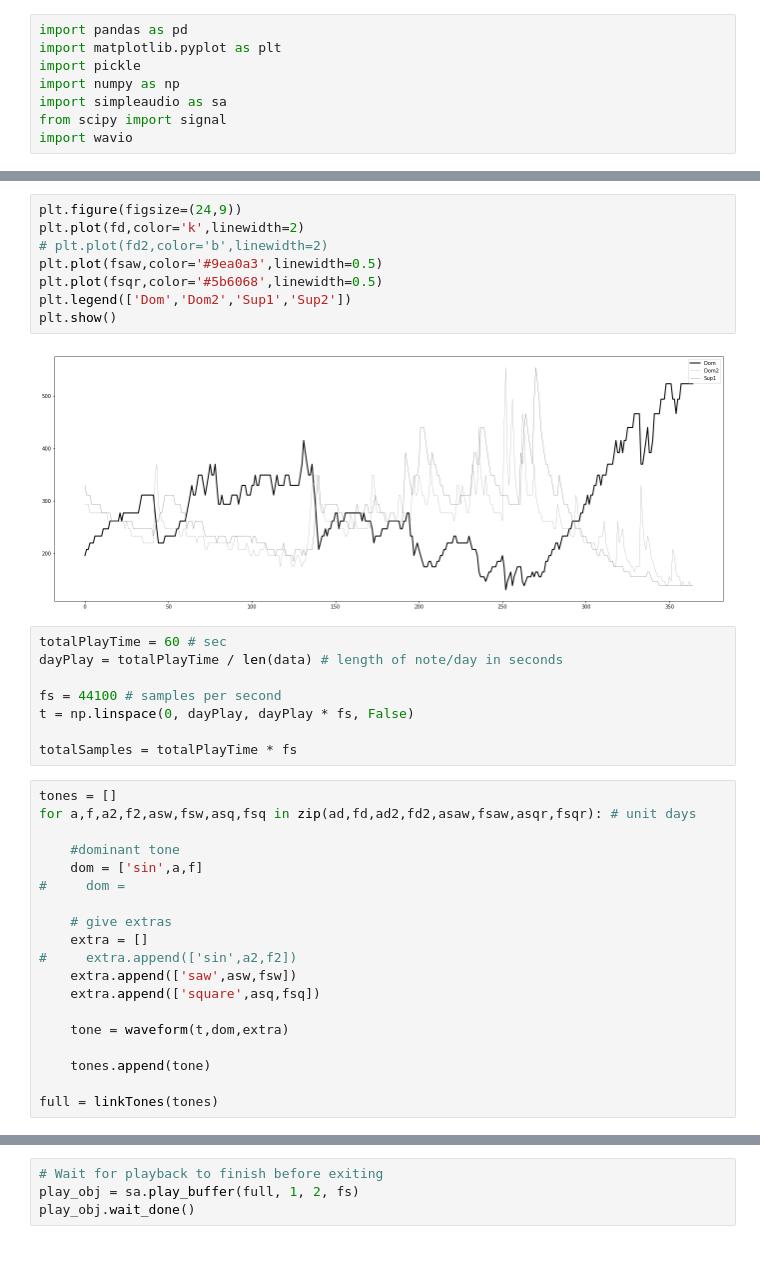
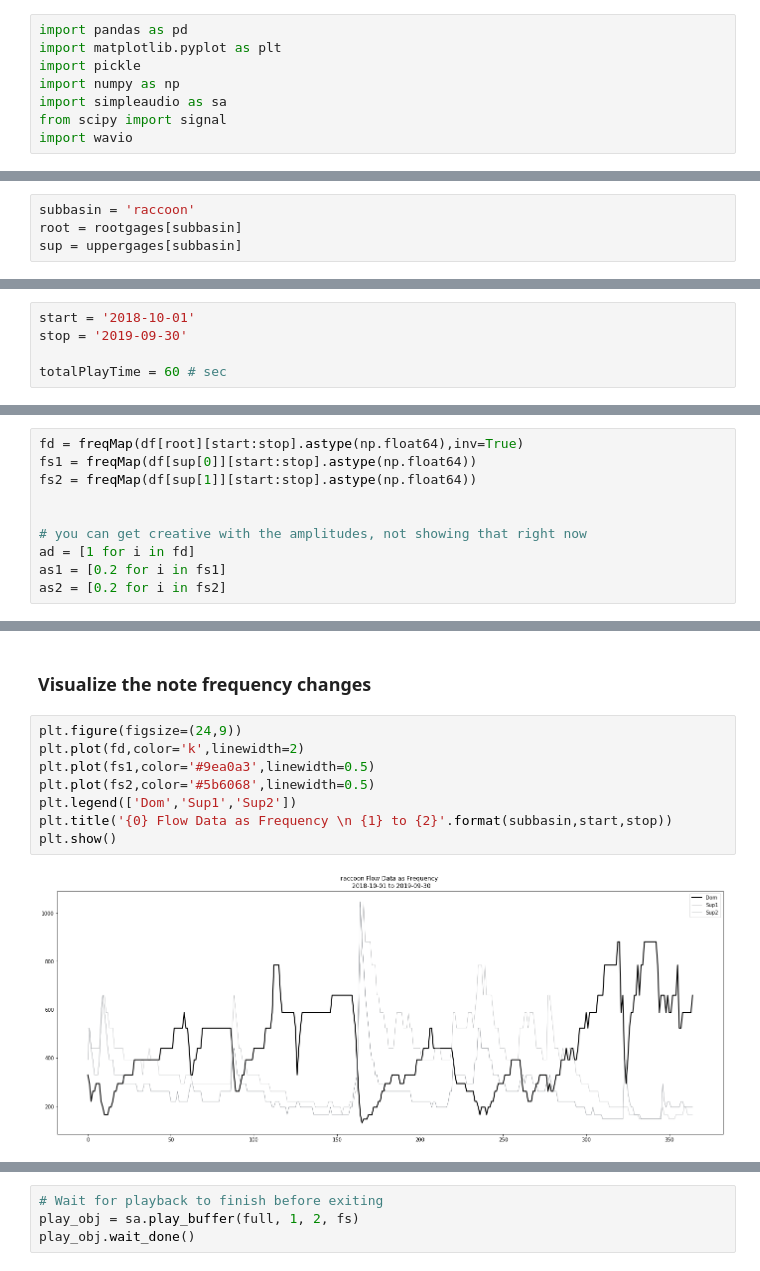
Before and after one commit to gregjewi/spotiflood, a Jupyter notebook: spotiflood.ipynb, the cells around one changed output, grey strips where cells are left out. Drawn from its saved outputs; the diff is of its cells as text.

```diff
--- a/spotiflood.ipynb
+++ b/spotiflood.ipynb
@@ -136,0 +141,4 @@ asqr = [1000/upper for i in asqr]
+# %%
+subbasin = 'raccoon'
+root = rootgages[subbasin]
+sup = uppergages[subbasin]
@@ -136,0 +152,5 @@ asqr = [1000/upper for i in asqr]
+# %%
+start = '2018-10-01'
+stop = '2019-09-30'
+
+totalPlayTime = 60 # sec
@@ -136,0 +175,10 @@ asqr = [1000/upper for i in asqr]
+# %%
+fd = freqMap(df[root][start:stop].astype(np.float64),inv=True)
+fs1 = freqMap(df[sup[0]][start:stop].astype(np.float64))
+fs2 = freqMap(df[sup[1]][start:stop].astype(np.float64))
+
+
+# you can get creative with the amplitudes, not showing that right now
+ad = [1 for i in fd]
+as1 = [0.2 for i in fs1]
+as2 = [0.2 for i in fs2]
@@ -137,37 +207,12 @@ asqr = [1000/upper for i in asqr]
+# %% [markdown]
+### Visualize the note frequency changes
 # %%
 plt.figure(figsize=(24,9))
 plt.plot(fd,color='k',linewidth=2)
-# plt.plot(fd2,color='b',linewidth=2)
-plt.plot(fsaw,color='#9ea0a3',linewidth=0.5)
-plt.plot(fsqr,color='#5b6068',linewidth=0.5)
-plt.legend(['Dom','Dom2','Sup1','Sup2'])
+plt.plot(fs1,color='#9ea0a3',linewidth=0.5)
+plt.plot(fs2,color='#5b6068',linewidth=0.5)
+plt.legend(['Dom','Sup1','Sup2'])
+plt.title('{0} Flow Data as Frequency \n {1} to {2}'.format(subbasin,start,stop))
 plt.show()
 # %% [output]
-[figure, old version]
+[figure, new version]
-# %%
-totalPlayTime = 60 # sec
-dayPlay = totalPlayTime / len(data) # length of note/day in seconds
-
-fs = 44100 # samples per second
-t = np.linspace(0, dayPlay, dayPlay * fs, False)
-
-totalSamples = totalPlayTime * fs
-# %%
-tones = []
-for a,f,a2,f2,asw,fsw,asq,fsq in zip(ad,fd,ad2,fd2,asaw,fsaw,asqr,fsqr): # unit days
-
-    #dominant tone
-    dom = ['sin',a,f]
-#     dom =
-
-    # give extras
-    extra = []
-#     extra.append(['sin',a2,f2])
-    extra.append(['saw',asw,fsw])
-    extra.append(['square',asq,fsq])
-
-    tone = waveform(t,dom,extra)
-
-    tones.append(tone)
-
-full = linkTones(tones)
```
Also changed, not shown: parts of 18 cells of this notebook, 12 other files.
